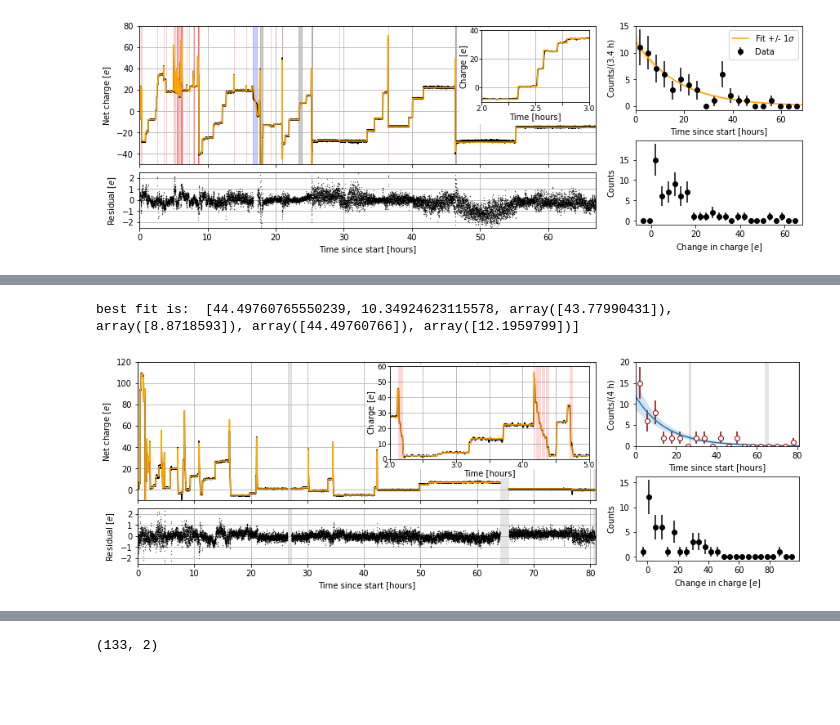
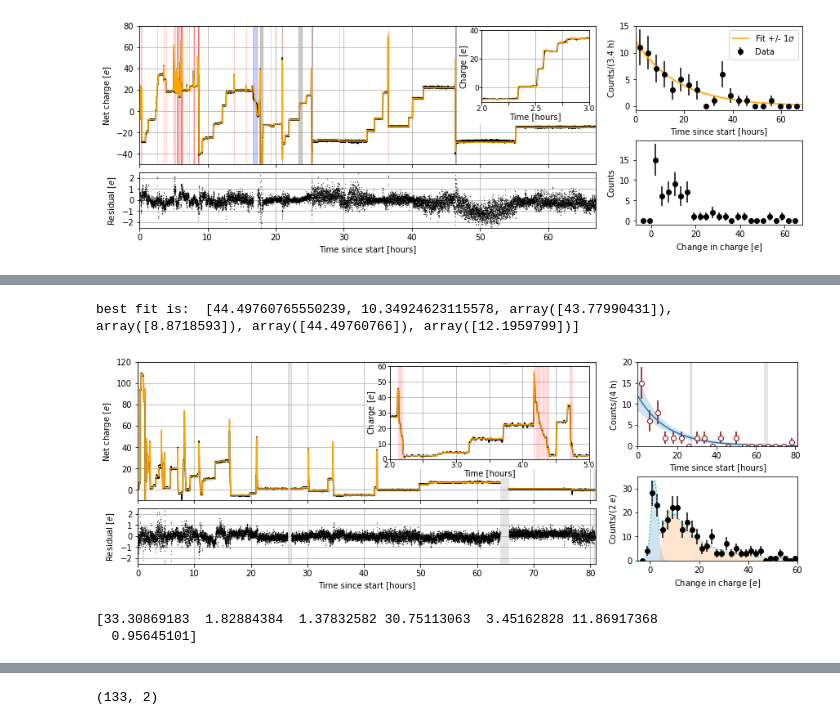
Before and after one commit to Moore-Lab/decay_analysis, a Jupyter notebook: paper_figures.ipynb, the cells around one changed output, grey strips where cells are left out. Drawn from its saved outputs; the diff is of its cells as text; code cells hidden in the pictures; blank space fills up the shorter version.

Commit message:
improved charge plot

```diff
--- a/paper_figures.ipynb
+++ b/paper_figures.ipynb
@@ -284,3 +299,11 @@ countour_vals = cs.collections[0].get_paths()[0].vertices
+# %%
+from scipy.stats import lognorm
+
+def gauss(x, A, mu, sig):
+    return A*np.exp(-(x-mu)**2/(2*sig**2))
+
+def multigauss(x, A1, m1, s1, A2, m2, s2, sh):
+    return gauss(x, A1, m1, s1) + A2*lognorm.pdf((x-m2)/s2, sh)
 # %%
 importlib.reload(bu)
 recal = 1
@@ -344,8 +367,8 @@ axsLeft[0].add_patch(rect)
 
 plt.sca(axsLeft[1])
 resid = running_charge-filt_vec
-b,a = sig.butter(3, 0.01, btype='low')
-resid_filt = sig.filtfilt(b, a, resid)
+#b,a = sig.butter(3, 0.01, btype='low')
+#resid_filt = sig.filtfilt(b, a, resid)
 resid2= gaussian_filter1d(resid,n_resamp)
 axsLeft[1].plot(time_vals[::n_resamp], resid2[::n_resamp], 'k.', ms=0.5, rasterized=True)
 plt.grid(True)
@@ -370,35 +393,59 @@ for k,vert in enumerate(countour_vals):
 
 yy = np.log(2)*bin_length*curr_bp[0]/curr_bp[1] * 0.5**(xx/curr_bp[1])
 #ylo = np.log(2)*bin_length*curr_bp[2]/curr_bp[3] * 0.5**(xx/curr_bp[3])
 #yhi = np.log(2)*bin_length*curr_bp[4]/curr_bp[5] * 0.5**(xx/curr_bp[5])
 ylo = np.min(countour_mat, axis=0)
 yhi = np.max(countour_mat, axis=0)
 print("best fit is: ", curr_bp )
 
 plt.plot(xx, yy, color='tab:blue', label="Fit +/- 1$\sigma$")
 plt.fill_between(xx, ylo, yhi, color='tab:blue', alpha=0.2, edgecolor=None)
 #plt.errorbar( bc, hh2, yerr=np.sqrt(hh2), fmt='o', color='orange', markerfacecolor='None', label="Recon $\geq$6$e$")
 plt.ylim(0,20)
 bu.fill_dps(dead_period_edges)
 plt.xlabel("Time since start [hours]")
 plt.ylabel("Counts/(%.0f h)"%(bin_length))
 
 plt.xlim(xv1, xv2)
 #plt.legend()
 
 #axsRight = subfigs[2].subplots(1, 1)
 plt.sca(axsMid[1])
-ymin, ymax = -5, 1.1*np.max(good_change_list[:,1])
-hh, be = np.histogram(good_change_list[:,1], bins=25, range=(ymin,ymax))
+change_data = all_charge_changes
+#ymin, ymax = -5, 1.1*np.max(change_data)
+binslo = np.arange(-4,20,2)
+#binsmid = np.arange(5,20,5)
+binshi = np.arange(20,int(1.1*np.max(change_data)),2)
+
+bins = np.hstack((binslo, binshi))
+hh, be = np.histogram(change_data, bins=bins) #, range=(ymin,ymax))
 bc = be[:-1] + np.diff(be)/2
+bin_width = np.diff(be)
 
+gpts = bc < 100
+spars = [33.3,  1.83,  1.38, 30.8,  3.45, 11.9, 0.956]
+bp, bcov = opt.curve_fit(multigauss, bc[gpts], hh[gpts], sigma=sig[gpts], p0=spars)
+xx = np.linspace(-5, 100, 1000)
+
+bp_ln = bp.copy()
+bp_ln[0] = 0
 plt.errorbar(bc, hh, yerr=np.sqrt(hh), fmt='ko')
+plt.plot(xx, multigauss(xx, *bp), ':', color='tab:cyan')
+plt.fill_between(xx, np.zeros_like(xx), gauss(xx, *bp[:3]), alpha=0.2)
+plt.fill_between(xx, np.zeros_like(xx), multigauss(xx, *bp_ln), alpha=0.2)
 plt.xlabel("Change in charge [$e$]")
-plt.ylabel("Counts")
-
+plt.ylabel("Counts/(2 $e$)")
+#plt.gca().set_yscale('log')
 #plt.savefig("charge_fig_paper.pdf", dpi=300, bbox_inches='tight')
+plt.ylim(0,35)
+plt.xlim(-5,60)
 
 plt.show()
 # %% [output]
 best fit is:  [44.49760765550239, 10.34924623115578, array([43.77990431]), array([8.8718593]), array([44.49760766]), array([12.1959799])]
-[figure, old version]
+[figure, new version]
+# %%
+print(bp)
+# %% [output]
+[33.30869183  1.82884384  1.37832582 30.75113063  3.45162828 11.86917368
+  0.95645101]
```
Also changed, not shown: parts of 4 cells of this notebook, 3 other files.
